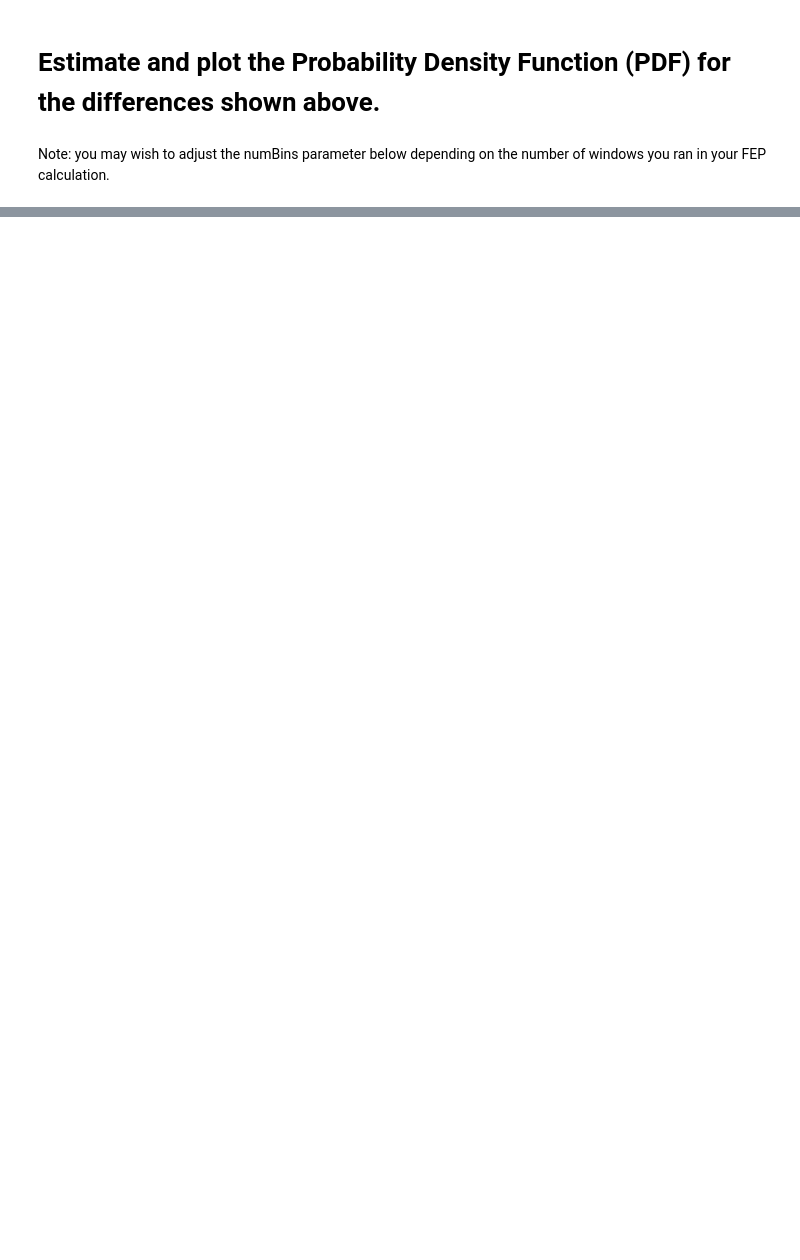
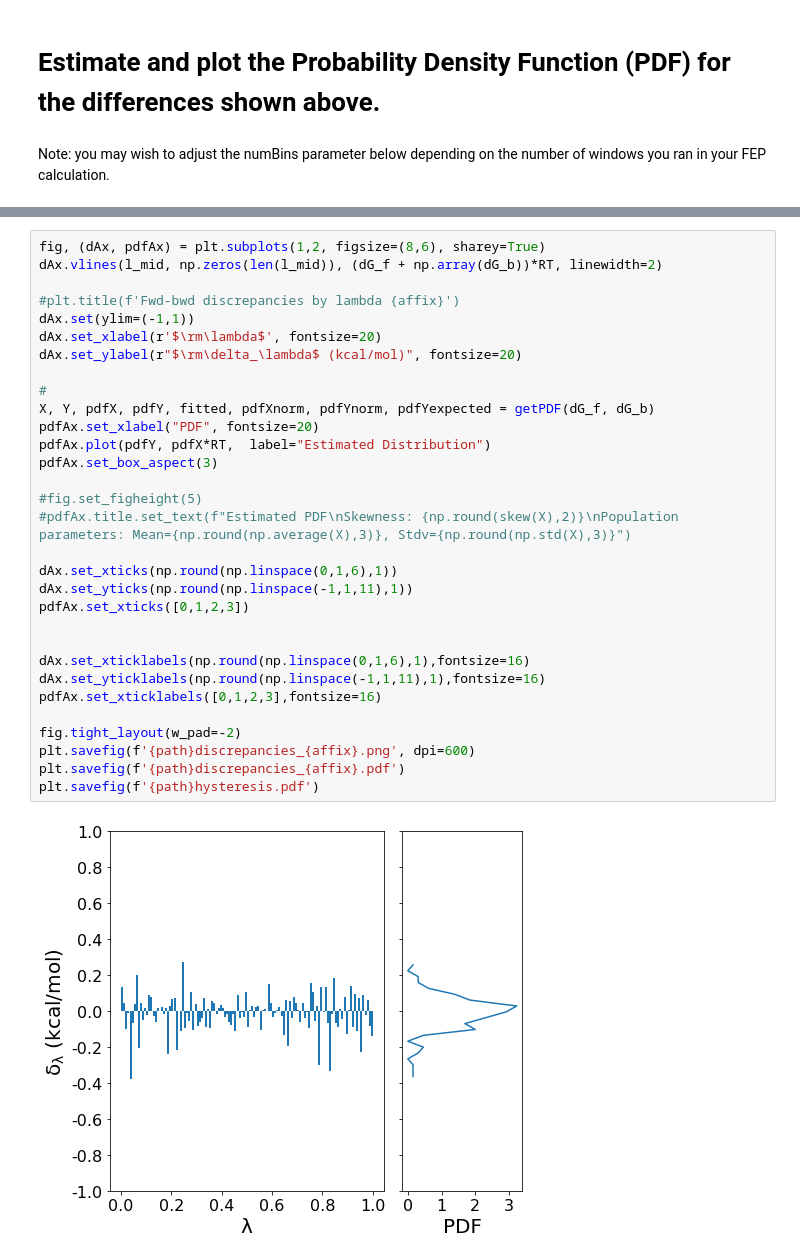
Before and after one commit to BranniganLab/safep, a Jupyter notebook: BAR_Estimator_Basic.ipynb, the cells around one changed output, grey strips where cells are left out. Cells and saved outputs as stored; diff of their text form; blank space fills up the shorter version.

```diff
--- a/BAR_Estimator_Basic.ipynb
+++ b/BAR_Estimator_Basic.ipynb
@@ -138,0 +175,33 @@ plt.show()
+# %%
+fig, (dAx, pdfAx) = plt.subplots(1,2, figsize=(8,6), sharey=True)
+dAx.vlines(l_mid, np.zeros(len(l_mid)), (dG_f + np.array(dG_b))*RT, linewidth=2)
+
+#plt.title(f'Fwd-bwd discrepancies by lambda {affix}')
+dAx.set(ylim=(-1,1))
+dAx.set_xlabel(r'$\rm\lambda$', fontsize=20)
+dAx.set_ylabel(r"$\rm\delta_\lambda$ (kcal/mol)", fontsize=20)
+
+#
+X, Y, pdfX, pdfY, fitted, pdfXnorm, pdfYnorm, pdfYexpected = getPDF(dG_f, dG_b)
+pdfAx.set_xlabel("PDF", fontsize=20)
+pdfAx.plot(pdfY, pdfX*RT,  label="Estimated Distribution")
+pdfAx.set_box_aspect(3)
+
+#fig.set_figheight(5)
+#pdfAx.title.set_text(f"Estimated PDF\nSkewness: {np.round(skew(X),2)}\nPopulation parameters: Mean={np.round(np.average(X),3)}, Stdv={np.round(np.std(X),3)}")
+
+dAx.set_xticks(np.round(np.linspace(0,1,6),1))
+dAx.set_yticks(np.round(np.linspace(-1,1,11),1))
+pdfAx.set_xticks([0,1,2,3])
+
+
+dAx.set_xticklabels(np.round(np.linspace(0,1,6),1),fontsize=16)
+dAx.set_yticklabels(np.round(np.linspace(-1,1,11),1),fontsize=16)
+pdfAx.set_xticklabels([0,1,2,3],fontsize=16)
+
+fig.tight_layout(w_pad=-2)
+plt.savefig(f'{path}discrepancies_{affix}.png', dpi=600)
+plt.savefig(f'{path}discrepancies_{affix}.pdf')
+plt.savefig(f'{path}hysteresis.pdf')
+# %% [output]
+[figure, added]
```
Also changed, not shown: parts of 7 cells of this notebook, 1 other file.
